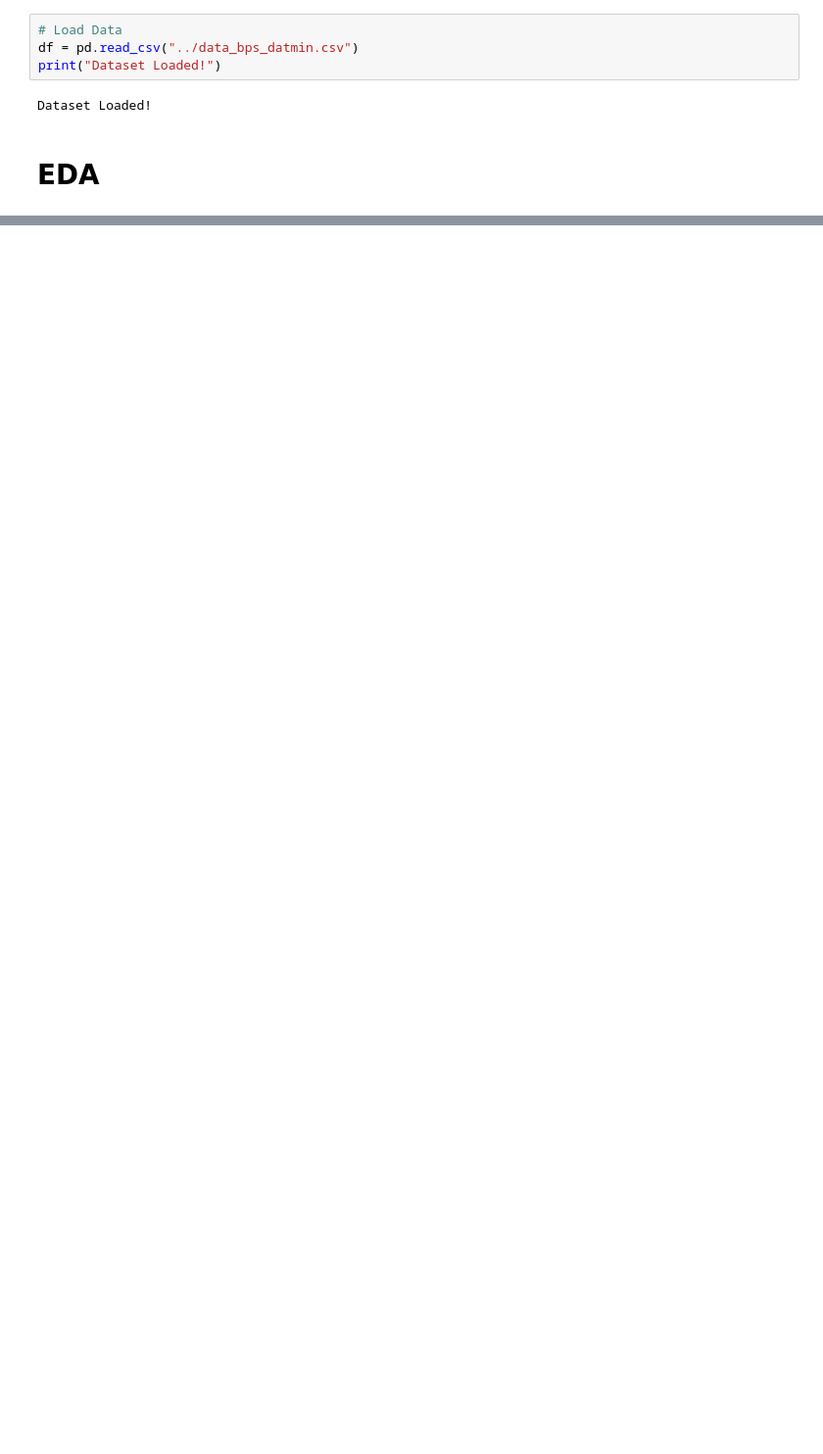
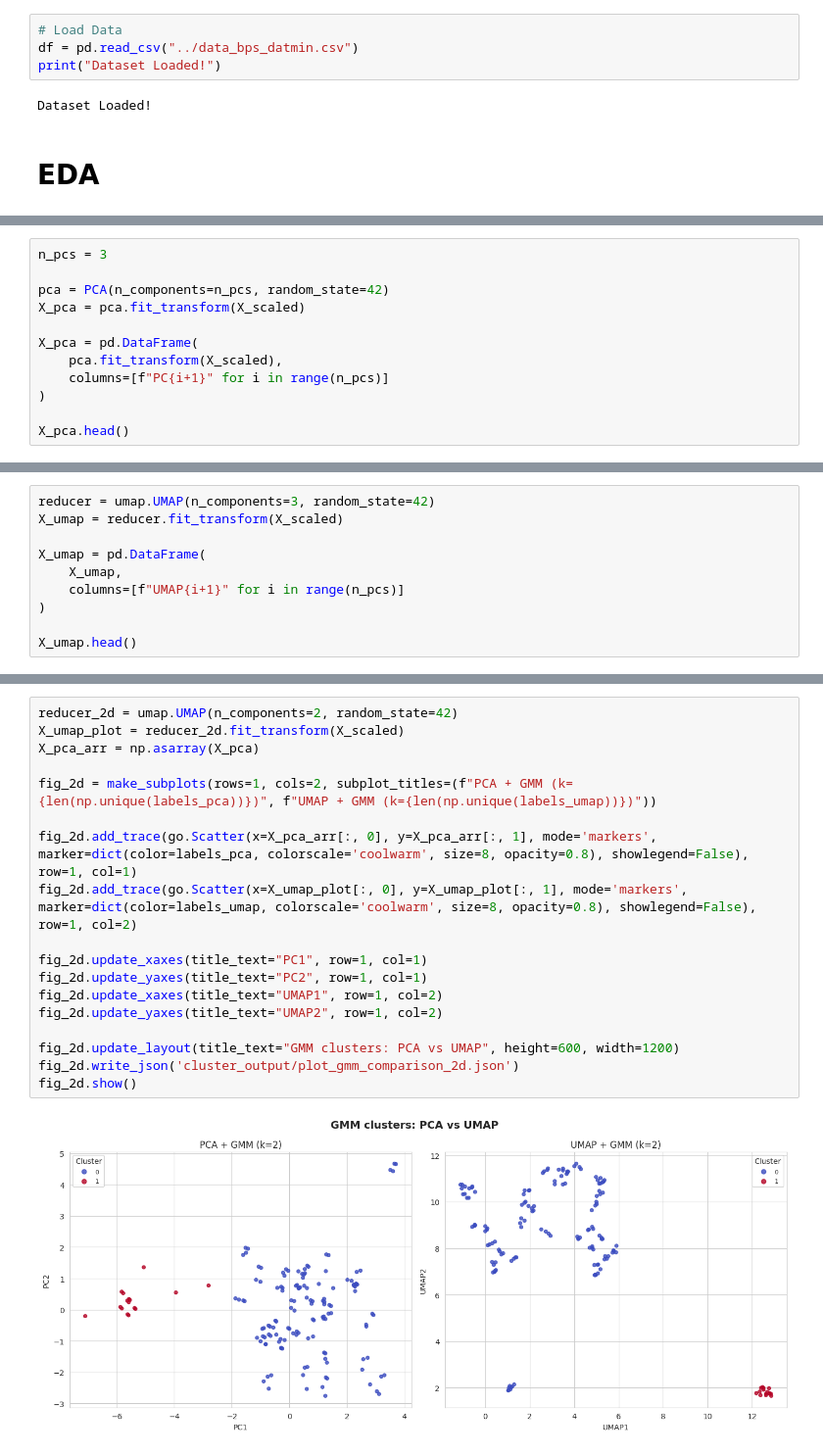
Before and after one commit to Rizki0907/GeoSosEkon-DatMin, a Jupyter notebook: LAYER 1 - CLUSTERING/Clustering.ipynb, the cells around one changed output, grey strips where cells are left out. Shown at 98% size. Drawn from its saved outputs; the diff is of its cells as text; blank space fills up the shorter version.

```diff
--- a/LAYER 1 - CLUSTERING/Clustering.ipynb
+++ b/LAYER 1 - CLUSTERING/Clustering.ipynb
@@ -98,0 +174,12 @@ selected_cols = [
+# %%
+n_pcs = 3
+
+pca = PCA(n_components=n_pcs, random_state=42)
+X_pca = pca.fit_transform(X_scaled)
+
+X_pca = pd.DataFrame(
+    pca.fit_transform(X_scaled),
+    columns=[f"PC{i+1}" for i in range(n_pcs)]
+)
+
+X_pca.head()
@@ -98,0 +228,10 @@ selected_cols = [
+# %%
+reducer = umap.UMAP(n_components=3, random_state=42)
+X_umap = reducer.fit_transform(X_scaled)
+
+X_umap = pd.DataFrame(
+    X_umap,
+    columns=[f"UMAP{i+1}" for i in range(n_pcs)]
+)
+
+X_umap.head()
@@ -98,0 +328,20 @@ selected_cols = [
+# %%
+reducer_2d = umap.UMAP(n_components=2, random_state=42)
+X_umap_plot = reducer_2d.fit_transform(X_scaled)
+X_pca_arr = np.asarray(X_pca)
+
+fig_2d = make_subplots(rows=1, cols=2, subplot_titles=(f"PCA + GMM (k={len(np.unique(labels_pca))})", f"UMAP + GMM (k={len(np.unique(labels_umap))})"))
+
+fig_2d.add_trace(go.Scatter(x=X_pca_arr[:, 0], y=X_pca_arr[:, 1], mode='markers', marker=dict(color=labels_pca, colorscale='coolwarm', size=8, opacity=0.8), showlegend=False), row=1, col=1)
+fig_2d.add_trace(go.Scatter(x=X_umap_plot[:, 0], y=X_umap_plot[:, 1], mode='markers', marker=dict(color=labels_umap, colorscale='coolwarm', size=8, opacity=0.8), showlegend=False), row=1, col=2)
+
+fig_2d.update_xaxes(title_text="PC1", row=1, col=1)
+fig_2d.update_yaxes(title_text="PC2", row=1, col=1)
+fig_2d.update_xaxes(title_text="UMAP1", row=1, col=2)
+fig_2d.update_yaxes(title_text="UMAP2", row=1, col=2)
+
+fig_2d.update_layout(title_text="GMM clusters: PCA vs UMAP", height=600, width=1200)
+fig_2d.write_json('cluster_output/plot_gmm_comparison_2d.json')
+fig_2d.show()
+# %% [output]
+[figure, added]
```
Also changed, not shown: parts of 18 cells of this notebook.
